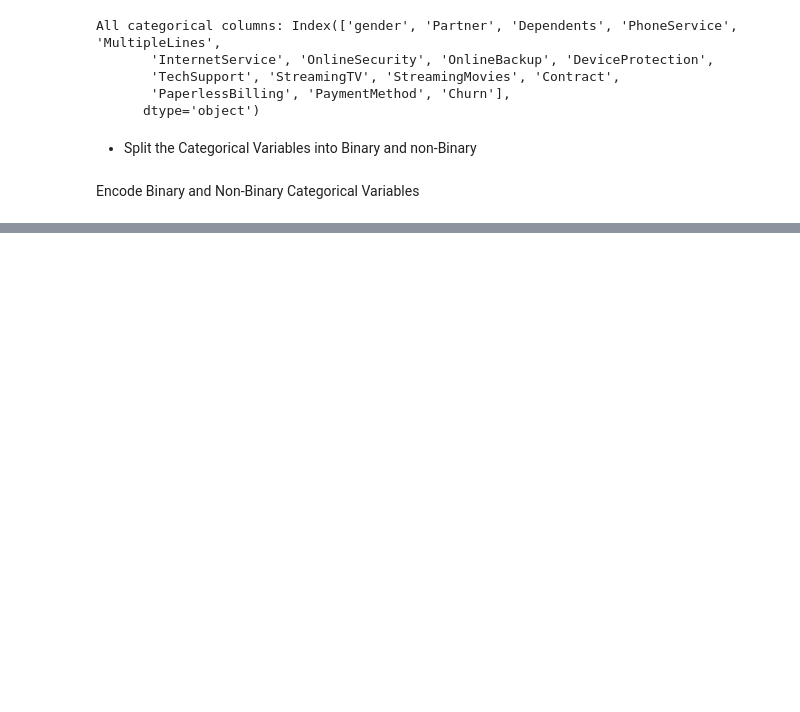
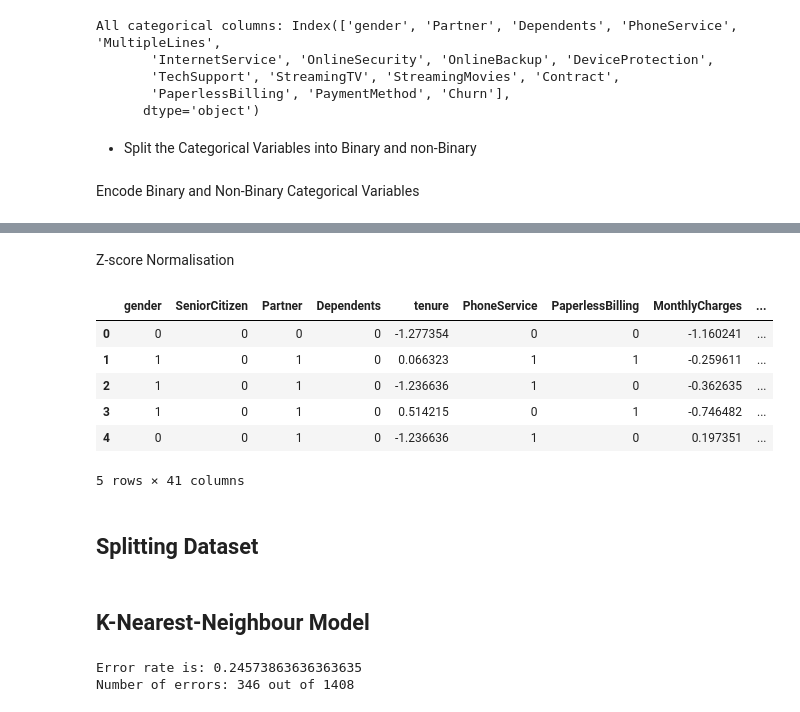
Before and after one commit to asaid03/churn-prediction, a Jupyter notebook: churn_prediction_modeling.ipynb, the cells around one changed output, grey strips where cells are left out. Saved outputs shown, nothing was run; the diff lists cells and outputs as text; code cells hidden in the pictures; blank space fills up the shorter version.

```diff
--- a/churn_prediction_modeling.ipynb
+++ b/churn_prediction_modeling.ipynb
@@ -140,0 +158,14 @@ One-hot categories: {'MultipleLines': ['No phone service', 'No', 'Yes'], 'Intern
+# %% [markdown]
+Z-score Normalisation
+# %%
+z_score_data.head()
+# %% [output]
+|  | gender | SeniorCitizen | Partner | Dependents | tenure | PhoneService | PaperlessBilling | MonthlyCharges | ... |
+| 0 | 0 | 0 | 0 | 0 | -1.277354 | 0 | 0 | -1.160241 | ... |
+| 1 | 1 | 0 | 1 | 0 | 0.066323 | 1 | 1 | -0.259611 | ... |
+| 2 | 1 | 0 | 1 | 0 | -1.236636 | 1 | 0 | -0.362635 | ... |
+| 3 | 1 | 0 | 1 | 0 | 0.514215 | 0 | 1 | -0.746482 | ... |
+| 4 | 0 | 0 | 1 | 0 | -1.236636 | 1 | 0 | 0.197351 | ... |
+5 rows × 41 columns
+# %% [markdown]
+## Splitting Dataset
@@ -140,0 +185,2 @@ One-hot categories: {'MultipleLines': ['No phone service', 'No', 'Yes'], 'Intern
+# %% [markdown]
+## K-Nearest-Neighbour Model
@@ -140,0 +291,19 @@ One-hot categories: {'MultipleLines': ['No phone service', 'No', 'Yes'], 'Intern
+# %%
+X = min_max_data.drop(columns=['Churn'])
+y = min_max_data['Churn']
+
+# Split data
+X_train, X_test, y_train, y_test = train_test_split(X.values, y.values, test_size=0.2, random_seed=42)
+
+# Instantiate and train KNN model
+knn_model = NearestNeighbours(neighbours=2)
+knn_model.fit(X_train, y_train)
+
+# Predict on test data
+predictions = knn_model.predict(X_test)
+
+# Evaluate model
+knn_model.score(predictions, y_test)
+# %% [output]
+Error rate is: 0.24573863636363635
+Number of errors: 346 out of 1408
```
Also changed, not shown: parts of 8 cells of this notebook.
